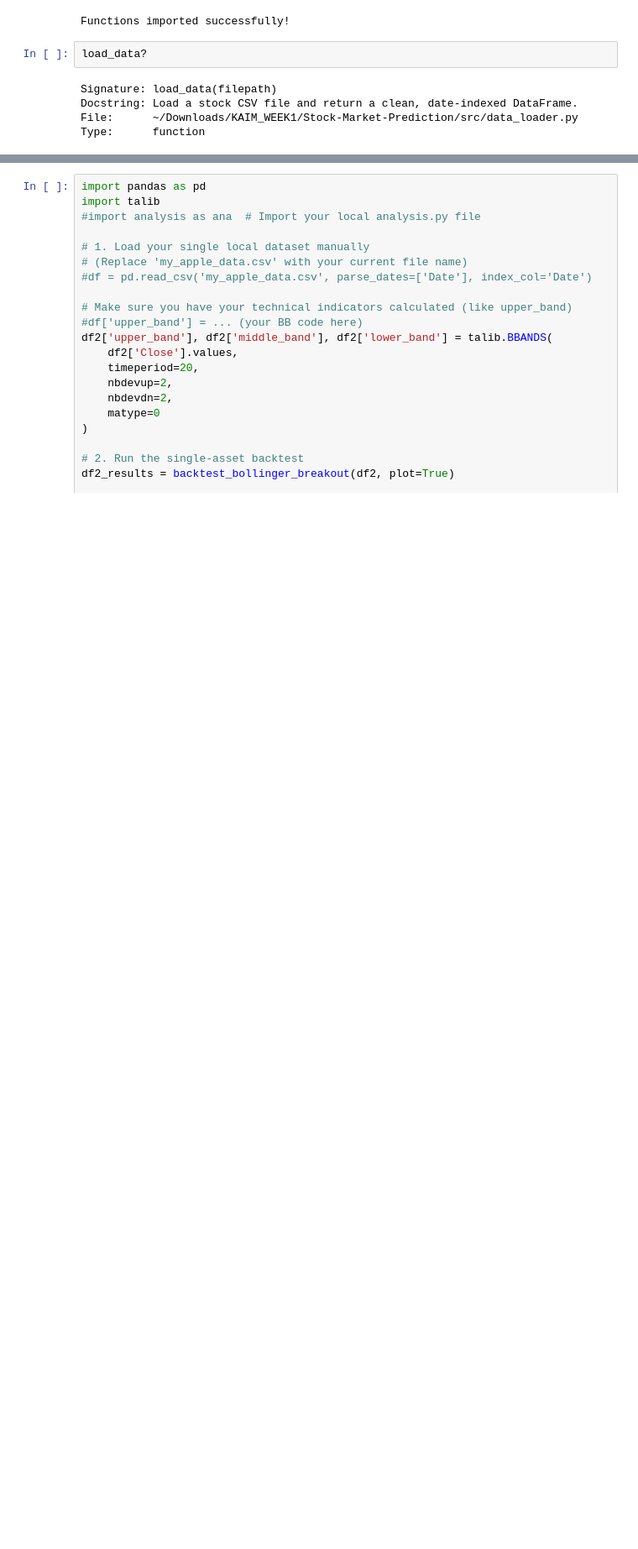
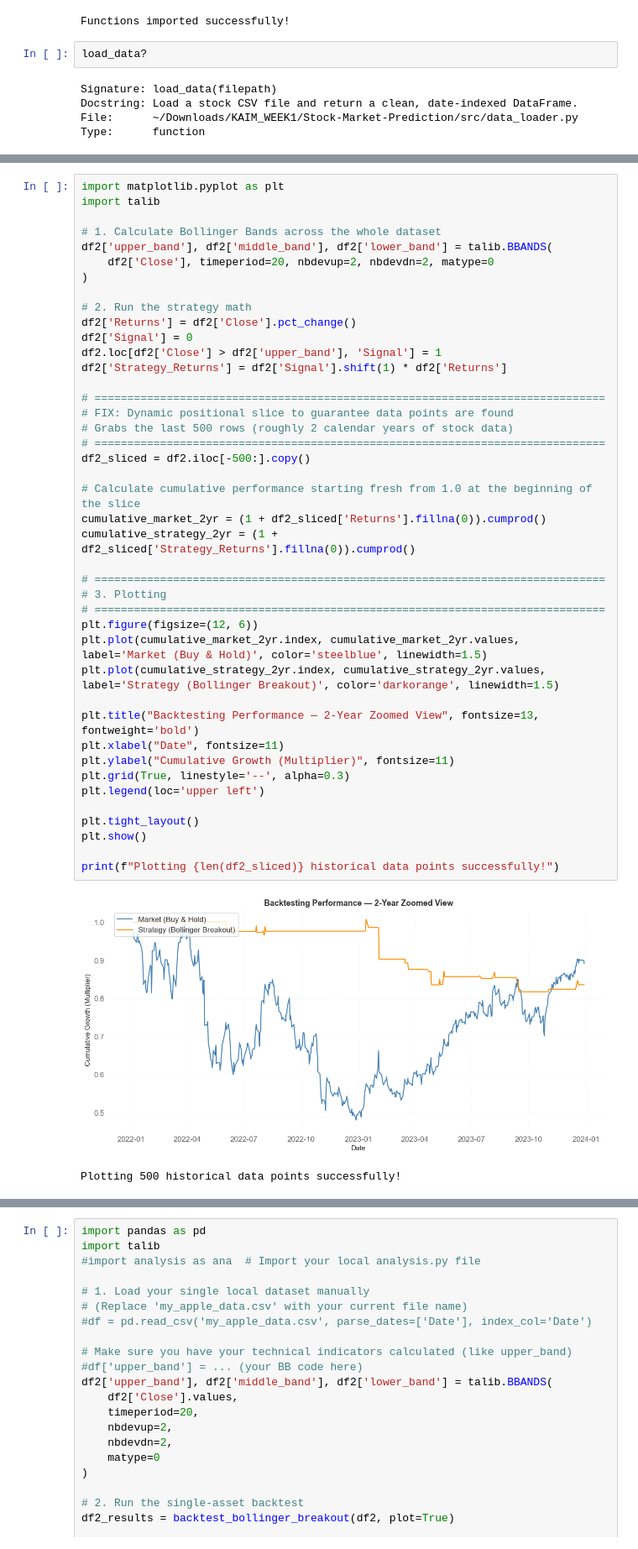
Before and after one commit to Bethelhemtekabe/Stock-Market-Prediction, a Jupyter notebook: Notebook/second.ipynb, the cells around one changed output, grey strips where cells are left out. Shown at 84% size. Cells and saved outputs as stored; diff of their text form; blank space fills up the shorter version.

```diff
--- a/Notebook/second.ipynb
+++ b/Notebook/second.ipynb
@@ -288,0 +477,45 @@ Trailing PE: 35.245464
+# %%
+import matplotlib.pyplot as plt
+import talib
+
+# 1. Calculate Bollinger Bands across the whole dataset
+df2['upper_band'], df2['middle_band'], df2['lower_band'] = talib.BBANDS(
+    df2['Close'], timeperiod=20, nbdevup=2, nbdevdn=2, matype=0
+)
+
+# 2. Run the strategy math
+df2['Returns'] = df2['Close'].pct_change()
+df2['Signal'] = 0
+df2.loc[df2['Close'] > df2['upper_band'], 'Signal'] = 1
+df2['Strategy_Returns'] = df2['Signal'].shift(1) * df2['Returns']
+
+# ==============================================================================
+# FIX: Dynamic positional slice to guarantee data points are found
+# Grabs the last 500 rows (roughly 2 calendar years of stock data)
+# ==============================================================================
+df2_sliced = df2.iloc[-500:].copy()
+
+# Calculate cumulative performance starting fresh from 1.0 at the beginning of the slice
+cumulative_market_2yr = (1 + df2_sliced['Returns'].fillna(0)).cumprod()
+cumulative_strategy_2yr = (1 + df2_sliced['Strategy_Returns'].fillna(0)).cumprod()
+
+# ==============================================================================
+# 3. Plotting
+# ==============================================================================
+plt.figure(figsize=(12, 6))
+plt.plot(cumulative_market_2yr.index, cumulative_market_2yr.values, label='Market (Buy & Hold)', color='steelblue', linewidth=1.5)
+plt.plot(cumulative_strategy_2yr.index, cumulative_strategy_2yr.values, label='Strategy (Bollinger Breakout)', color='darkorange', linewidth=1.5)
+
+plt.title("Backtesting Performance — 2-Year Zoomed View", fontsize=13, fontweight='bold')
+plt.xlabel("Date", fontsize=11)
+plt.ylabel("Cumulative Growth (Multiplier)", fontsize=11)
+plt.grid(True, linestyle='--', alpha=0.3)
+plt.legend(loc='upper left')
+
+plt.tight_layout()
+plt.show()
+
+print(f"Plotting {len(df2_sliced)} historical data points successfully!")
+# %% [output]
+[figure, added]
+Plotting 500 historical data points successfully!
```
Also changed, not shown: parts of 52 cells of this notebook.
